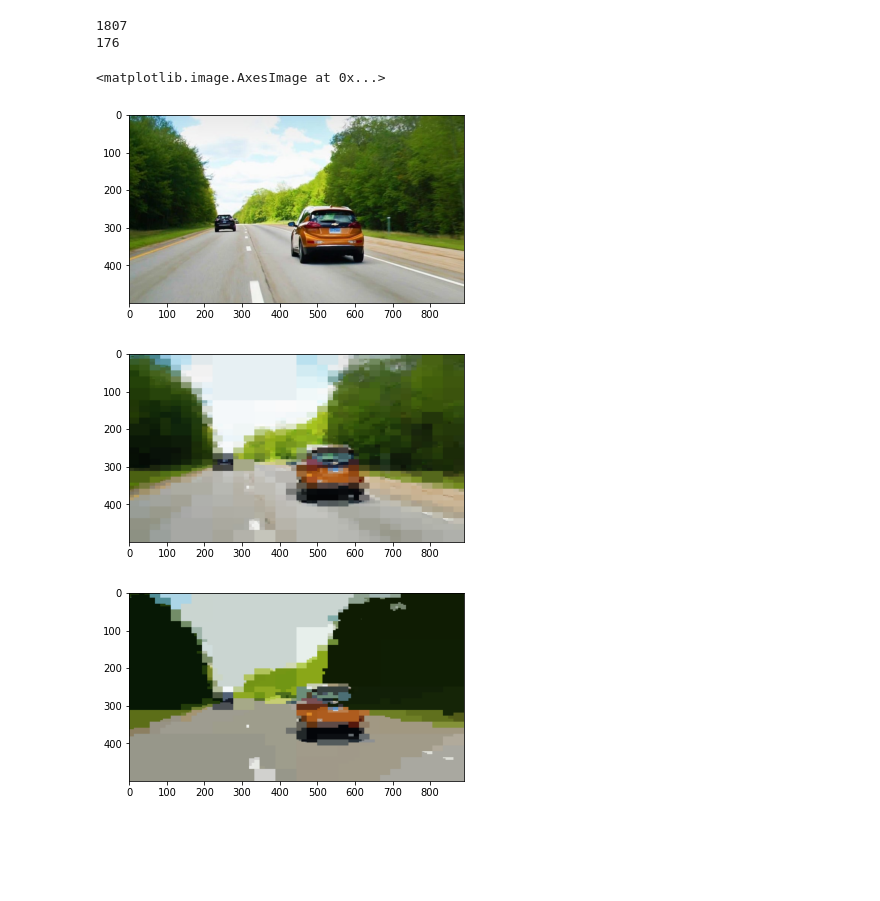
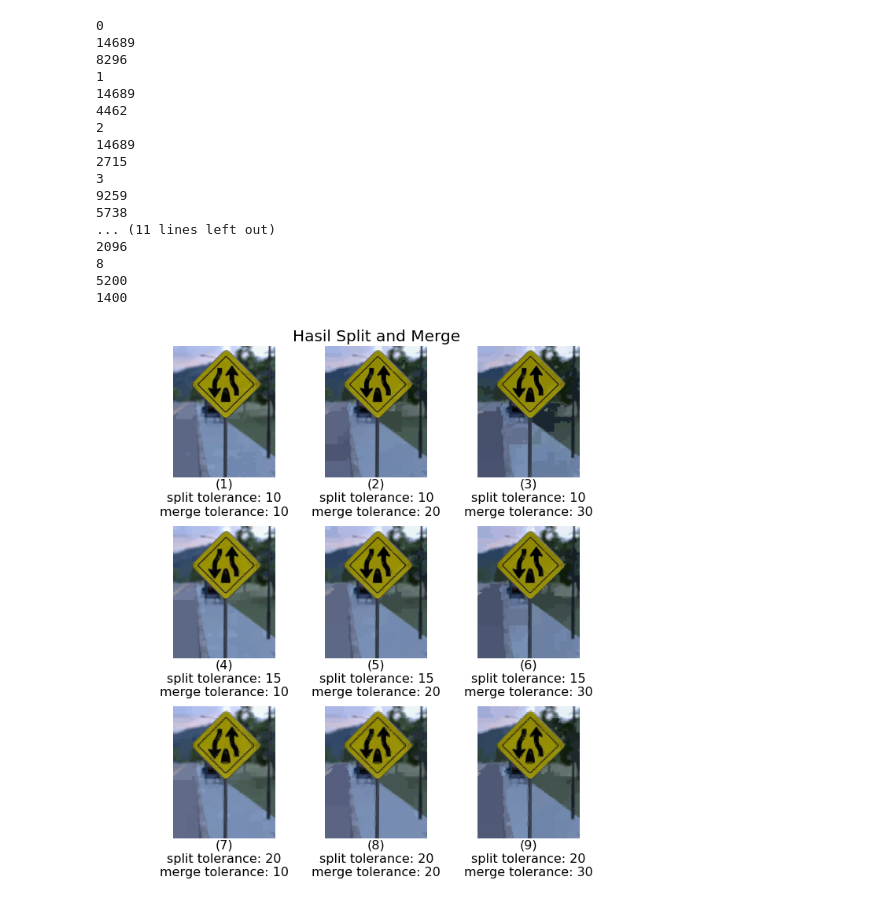
Before and after one commit to firizky29/image-segmentation-dnc-python, a Jupyter notebook: src/main.ipynb, the cells around one changed output. Cells and saved outputs as stored; diff of their text form; code cells hidden in the pictures; blank space fills up the shorter version.

```diff
--- a/src/main.ipynb
+++ b/src/main.ipynb
@@ -136,6 +156,9 @@ class Cluster:
 # %%
 class Tree:
     def __init__(self, img, splitTolerance, mergeTolerance):
+        self.splitTolerance = splitTolerance
+        self.mergeTolerance = mergeTolerance
+
         tmp = copy.deepcopy(img)
 
         self.root = Node(tmp, 0, 0)
@@ -144,11 +167,13 @@ class Tree:
 
         self.constructTree(self.root, splitTolerance)
         self.splittedImg = copy.deepcopy(tmp)
+        print(len(self.nodeList))
 
         self.mergeTree(mergeTolerance)
+        print(len(self.clusterList))
         self.mergedImg = copy.deepcopy(tmp)
 
-
+    # split the image
     def constructTree(self, parent: Node, tolerance):
         if(not(parent.isHomogenous(tolerance))):
             halfHeight = parent.img.shape[0]//2
@@ -172,6 +197,7 @@ class Tree:
         elif(parent.img.shape[0] !=0 and parent.img.shape[1] != 0):
             self.nodeList.append(parent)
 
+    # merge the image
     def mergeTree(self, tolerance):
         for elm in self.nodeList:
             if(len(self.clusterList)==0):
@@ -190,8 +216,10 @@ class Tree:
         for cluster in self.clusterList:
             cluster.colorizeAll()
 
+    # show
     def showSplittedImg(self):
         plt.imshow(self.splittedImg)
 
+    # show merged image result
     def showMergedImg(self):
         plt.imshow(self.mergedImg)
@@ -200,19 +226,31 @@ tree = Tree(img, 33, 85)
+# %%
+x = 0
+tree = [None]*9
+for i in range(10, 25, 5):
+    for j in range(10, 40, 10):
+        print(x)
+        tree[x] = Tree(img, i, j)
+        x+=1
+# %% [output]
+0
+14689
+8296
+1
+14689
+4462
+2
+14689
+2715
+3
+9259
+5738
+... (11 lines left out)
+2096
+8
+5200
+1400
 # %%
-print(len(tree.nodeList))
-print(len(tree.clusterList))
+# print(len(tree.nodeList))
+# print(len(tree.clusterList))
-# %% [output]
-1807
-176
 # %%
-plt.imshow(img)
+# plt.imshow(img)
-# %% [output]
-<matplotlib.image.AxesImage at 0x...>
-[figure, removed]
-# %%
-tree.showSplittedImg()
-# %% [output]
-[figure, removed]
-# %%
-tree.showMergedImg()
-# %% [output]
-[figure, removed]
@@ -218,0 +260,15 @@ tree.showMergedImg()
+# %%
+f = plt.figure(figsize = (10,10))
+plt.axis('off')
+plt.title("Hasil Split and Merge", fontdict = {'fontsize' : 20})
+n = 3
+m = 3
+for i in range(m*n):
+    # Debug, plot figure
+    ax = f.add_subplot(m, n, i + 1)
+    plt.axis('off')
+    ax.set_title("("+str(i+1)+")\nsplit tolerance: " + str(tree[i].splitTolerance) + "\nmerge tolerance: " + str(tree[i].mergeTolerance), y=-0.2,pad=-14, fontdict={'fontsize': 16})
+    tree[i].showMergedImg()
+    f.tight_layout()
+# %% [output]
+[figure, added]
```
Also changed, not shown: parts of 6 cells of this notebook, 13 other files.
